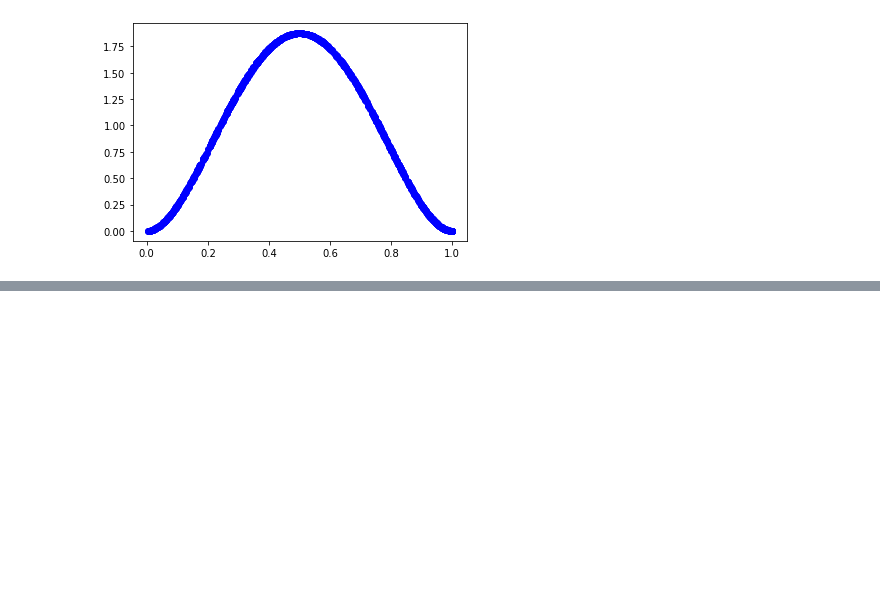
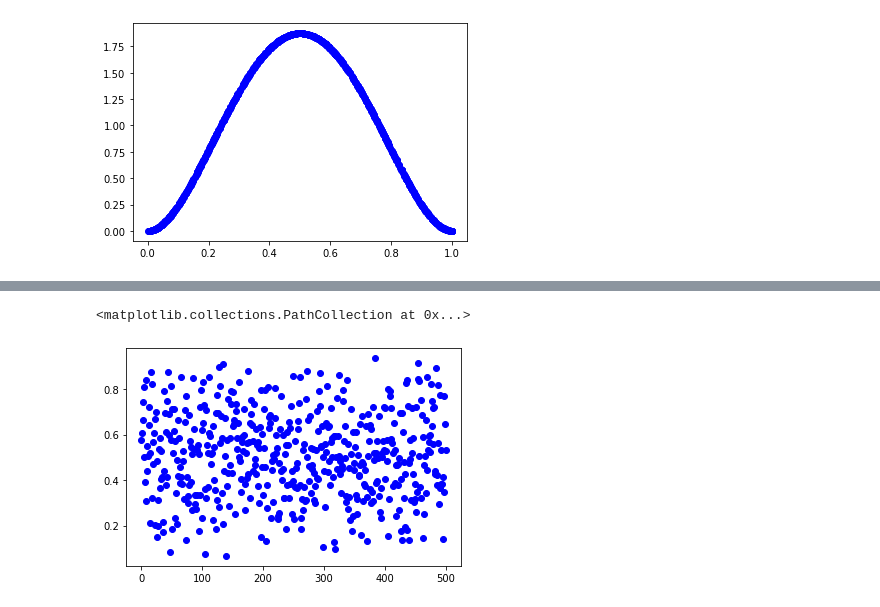
Before and after one commit to sebastianripari/75.26_simulacion, a Jupyter notebook: 1/12.ipynb, the cells around one changed output, grey strips where cells are left out. Drawn from its saved outputs; the diff is of its cells as text; code cells hidden in the pictures; blank space fills up the shorter version.

```diff
--- a/1/12.ipynb
+++ b/1/12.ipynb
@@ -97,0 +138,9 @@ plt.scatter(values_x, values_y, c ="blue")
+# %%
+generados = []
+for i in range(1000):
+    u_r = random.random()
+    x = u_r
+    probabilidad_aceptar = f_x(x) / 1.875
+    u_r = random.random()
+    if u_r < probabilidad_aceptar:
+        generados.append(x)
@@ -97,0 +167,5 @@ plt.scatter(values_x, values_y, c ="blue")
+# %%
+plt.scatter(range(len(generados)), generados, c ="blue")
+# %% [output]
+<matplotlib.collections.PathCollection at 0x...>
+[figure, added]
```
Also changed, not shown: parts of 8 cells of this notebook.
